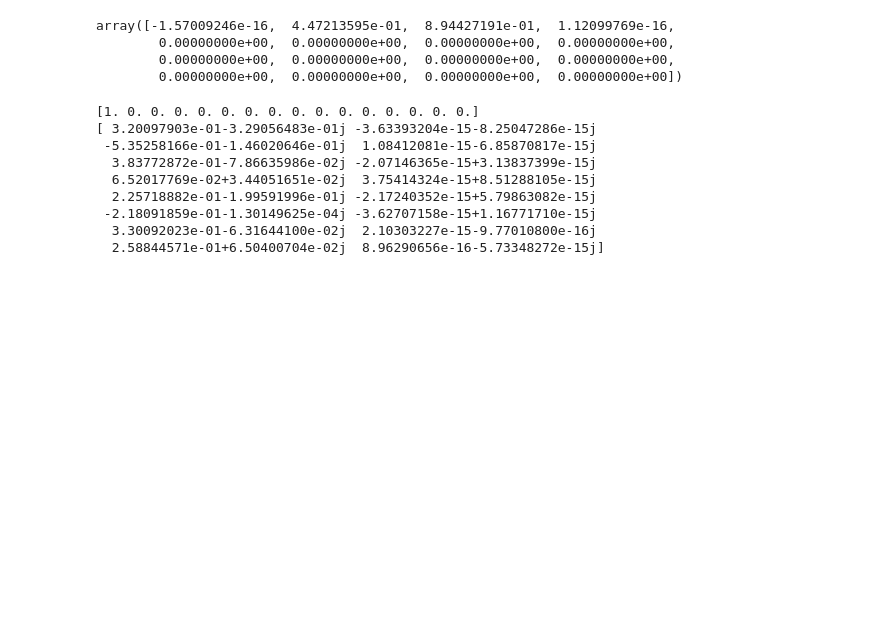
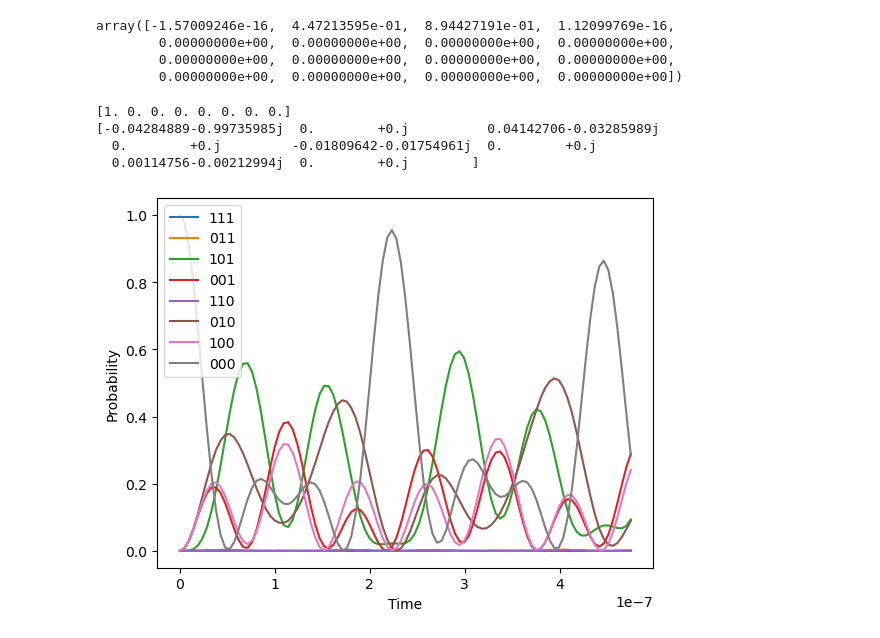
Before and after one commit to 1dividedby0/rabbit, a Jupyter notebook: mps.ipynb, the cells around one changed output. Saved outputs shown, nothing was run; the diff lists cells and outputs as text; code cells hidden in the pictures; blank space fills up the shorter version.

Commit message:
Initial commit

```diff
--- a/mps.ipynb
+++ b/mps.ipynb
@@ -556,16 +580,0 @@ def tebd(single, interactions, initial, steps, time):
-# %%
-initial = mps(norm(haar_state(4)))
-initial = mps(norm([1, 0, 0, 0, 0, 0, 0, 0, 0, 0, 0, 0, 0, 0, 0, 0]))
-print(reconstruct(initial))
-tebd([1, 0, 0], [0, 0, 1], initial, 100, 1e15)
-print(reconstruct(initial))
-# %% [output]
-[1. 0. 0. 0. 0. 0. 0. 0. 0. 0. 0. 0. 0. 0. 0. 0.]
-[ 3.20097903e-01-3.29056483e-01j -3.63393204e-15-8.25047286e-15j
- -5.35258166e-01-1.46020646e-01j  1.08412081e-15-6.85870817e-15j
-  3.83772872e-01-7.86635986e-02j -2.07146365e-15+3.13837399e-15j
-  6.52017769e-02+3.44051651e-02j  3.75414324e-15+8.51288105e-15j
-  2.25718882e-01-1.99591996e-01j -2.17240352e-15+5.79863082e-15j
- -2.18091859e-01-1.30149625e-04j -3.62707158e-15+1.16771710e-15j
-  3.30092023e-01-6.31644100e-02j  2.10303227e-15-9.77010800e-16j
-  2.58844571e-01+6.50400704e-02j  8.96290656e-16-5.73348272e-15j]
@@ -571,0 +636,46 @@ print(reconstruct(initial))
+# %%
+initial = mps(norm(haar_state(4)))
+initial = mps(norm([1, 0, 0, 0, 0, 0, 0, 0]))
+print(reconstruct(initial))
+swap_tebd([2*np.pi*6.4*(10**6), 0, 2*2*np.pi*60*(10**6) + 2*2*np.pi*2.3*(10**6)], [0, 0, 2*np.pi*60*(10**6)], [0,0,0], initial, 100, 475*(10**-9))
+print(reconstruct(initial))
+# %% [output]
+[1. 0. 0. 0. 0. 0. 0. 0.]
+[-0.04284889-0.99735985j  0.        +0.j          0.04142706-0.03285989j
+  0.        +0.j         -0.01809642-0.01754961j  0.        +0.j
+  0.00114756-0.00212994j  0.        +0.j        ]
+# %%
+rabi_f = 2*np.pi*6.4*(10**6) # rabi frequency for Rydberg to ground state cycles (Hz)
+V_nn = 2*np.pi*60*(10**6) # nearest neighbors interaction strength (Hz) (ref page 180, strongly interacting pairs)
+V_nnn = 2*np.pi*2.3*(10**6) # next nearest neighbors interaction strength (Hz)
+time = 475*(10**-9)
+steps = 100
+tlist = np.linspace(0.0, time, steps+1)
+N = 3
+
+initial_state = mps(tensor_list([[[0], [1]]] * N))
+
+nn = np.array([0,0,V_nn])
+nnn = np.array([0, 0, V_nnn])
+
+def onsite_weight(pos, dir):
+    if dir == 0:
+        return 0.5*rabi_f
+    elif dir == 1:
+        return 0
+    else:
+        return -0.5*on_site_detuning(pos, N, V_nn, V_nnn)
+
+evs = np.array(swap_tebd(onsite_weight, 0.25*nn, 0.25*nnn, initial_state, steps, time))
+for i in range(len(evs)):
+    evs[i] = np.abs(evs[i])**2
+
+plt.figure()
+for s in range(8):
+   plt.plot(tlist, evs[:, s])
+plt.legend(('111', '011', '101', '001', '110', '010', '100', '000'))
+plt.xlabel('Time')
+plt.ylabel('Probability')
+plt.show()
+# %% [output]
+[figure, added]
```
Also changed, not shown: parts of 4 cells of this notebook, 1 other file.
